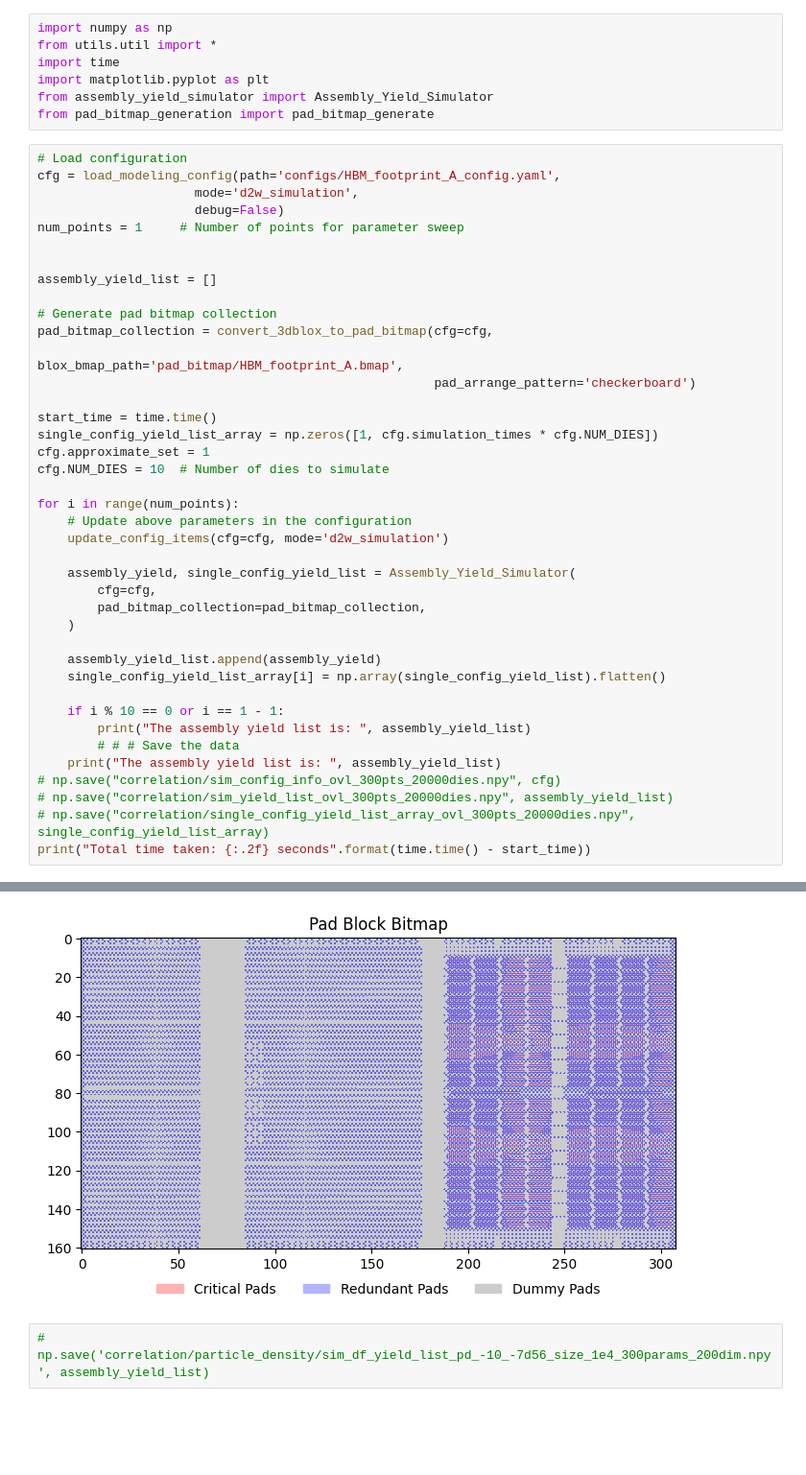
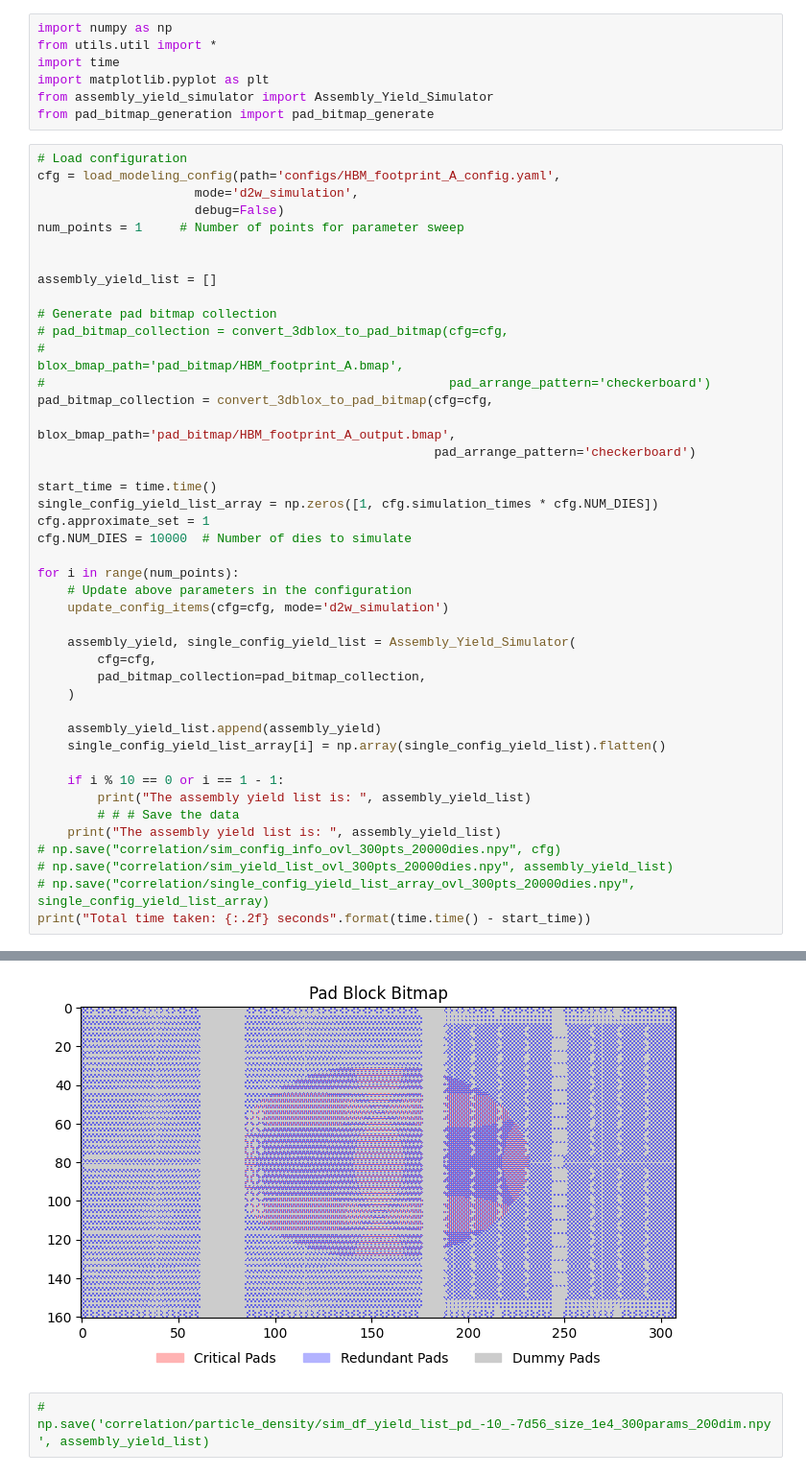
Before and after one commit to nanocad-lab/YAP, a Jupyter notebook: D2W/simulator_main.ipynb, the cells around one changed output, grey strips where cells are left out. Shown at 96% size. Saved outputs shown, nothing was run; the diff lists cells and outputs as text; blank space fills up the shorter version.

```diff
--- a/D2W/simulator_main.ipynb
+++ b/D2W/simulator_main.ipynb
@@ -24,14 +24,17 @@ num_points = 1     # Number of points for parameter sweep
 assembly_yield_list = []
 
 # Generate pad bitmap collection
+# pad_bitmap_collection = convert_3dblox_to_pad_bitmap(cfg=cfg,
+#                                                      blox_bmap_path='pad_bitmap/HBM_footprint_A.bmap',
+#                                                      pad_arrange_pattern='checkerboard')
 pad_bitmap_collection = convert_3dblox_to_pad_bitmap(cfg=cfg,
-                                                     blox_bmap_path='pad_bitmap/HBM_footprint_A.bmap',
+                                                     blox_bmap_path='pad_bitmap/HBM_footprint_A_output.bmap',
                                                      pad_arrange_pattern='checkerboard')
 
 start_time = time.time()
 single_config_yield_list_array = np.zeros([1, cfg.simulation_times * cfg.NUM_DIES])
 cfg.approximate_set = 1
-cfg.NUM_DIES = 10  # Number of dies to simulate
+cfg.NUM_DIES = 10000  # Number of dies to simulate
 
 for i in range(num_points):
     # Update above parameters in the configuration
@@ -77,4 +77,4 @@ Total time taken: 26.20 seconds
-[figure, old version]
+[figure, new version]
 # %%
 # np.save('correlation/particle_density/sim_df_yield_list_pd_-10_-7d56_size_1e4_300params_200dim.npy', assembly_yield_list)
 # %%
```
Also changed, not shown: parts of 1 cell of this notebook, 3 other files.
